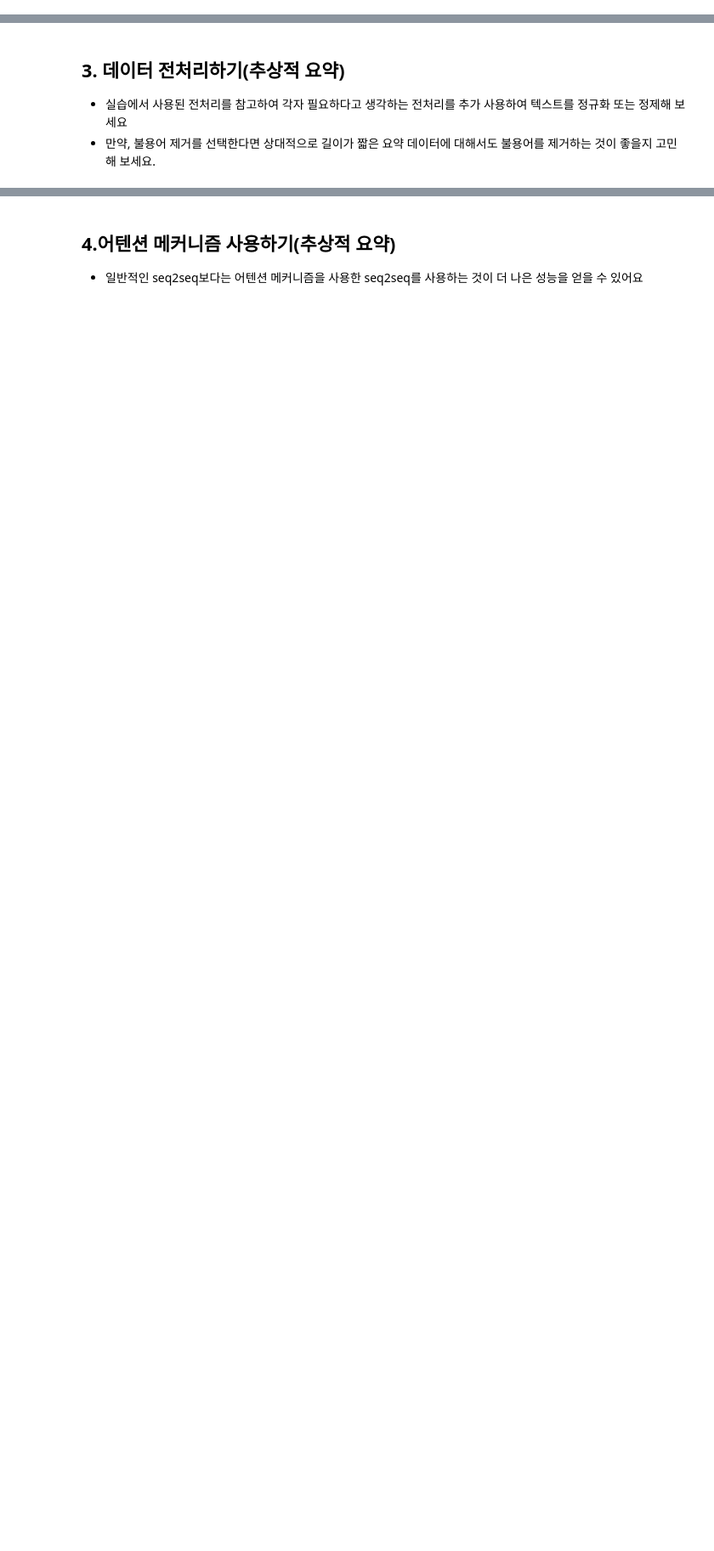
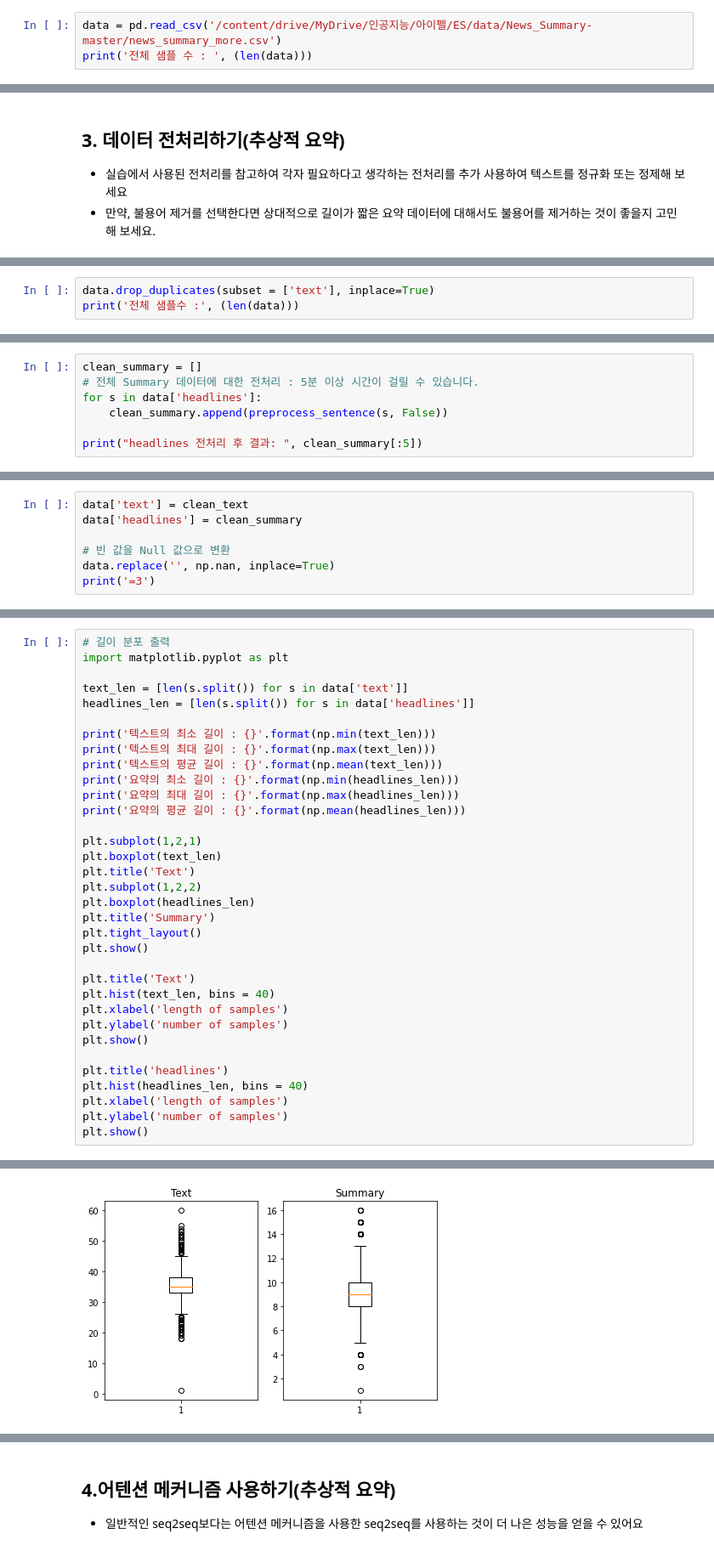
Before and after one commit to jx-dohwan/Aiffel_Exp_Project, a Jupyter notebook: [Exp_12]Summarize_news_articles.ipynb, the cells around one changed output, grey strips where cells are left out. Shown at 85% size. Saved outputs shown, nothing was run; the diff lists cells and outputs as text; blank space fills up the shorter version.

```diff
--- a/[Exp_12]Summarize_news_articles.ipynb
+++ b/[Exp_12]Summarize_news_articles.ipynb
@@ -7,2 +27,5 @@
 - 추상적 요약을 하는 경우에는 text를 본문, headlines를 이미 요약된 데이터로 삼아서 모델을 학습할 수 있어요.
 - 추출적 요약을 하는 경우에는 오직 text열만을 사용하세요.
+# %%
+data = pd.read_csv('/content/drive/MyDrive/인공지능/아이펠/ES/data/News_Summary-master/news_summary_more.csv')
+print('전체 샘플 수 : ', (len(data)))
@@ -12,0 +55,3 @@
+# %%
+data.drop_duplicates(subset = ['text'], inplace=True)
+print('전체 샘플수 :', (len(data)))
@@ -12,0 +134,7 @@
+# %%
+clean_summary = []
+# 전체 Summary 데이터에 대한 전처리 : 5분 이상 시간이 걸릴 수 있습니다.
+for s in data['headlines']:
+    clean_summary.append(preprocess_sentence(s, False))
+
+print("headlines 전처리 후 결과: ", clean_summary[:5])
@@ -12,0 +143,7 @@
+# %%
+data['text'] = clean_text
+data['headlines'] = clean_summary
+
+# 빈 값을 Null 값으로 변환
+data.replace('', np.nan, inplace=True)
+print('=3')
@@ -12,0 +158,35 @@
+# %%
+# 길이 분포 출력
+import matplotlib.pyplot as plt
+
+text_len = [len(s.split()) for s in data['text']]
+headlines_len = [len(s.split()) for s in data['headlines']]
+
+print('텍스트의 최소 길이 : {}'.format(np.min(text_len)))
+print('텍스트의 최대 길이 : {}'.format(np.max(text_len)))
+print('텍스트의 평균 길이 : {}'.format(np.mean(text_len)))
+print('요약의 최소 길이 : {}'.format(np.min(headlines_len)))
+print('요약의 최대 길이 : {}'.format(np.max(headlines_len)))
+print('요약의 평균 길이 : {}'.format(np.mean(headlines_len)))
+
+plt.subplot(1,2,1)
+plt.boxplot(text_len)
+plt.title('Text')
+plt.subplot(1,2,2)
+plt.boxplot(headlines_len)
+plt.title('Summary')
+plt.tight_layout()
+plt.show()
+
+plt.title('Text')
+plt.hist(text_len, bins = 40)
+plt.xlabel('length of samples')
+plt.ylabel('number of samples')
+plt.show()
+
+plt.title('headlines')
+plt.hist(headlines_len, bins = 40)
+plt.xlabel('length of samples')
+plt.ylabel('number of samples')
+plt.show()
+# %% [output]
@@ -12,0 +199 @@
+[figure, added]
```
Also changed, not shown: parts of 52 cells of this notebook.
